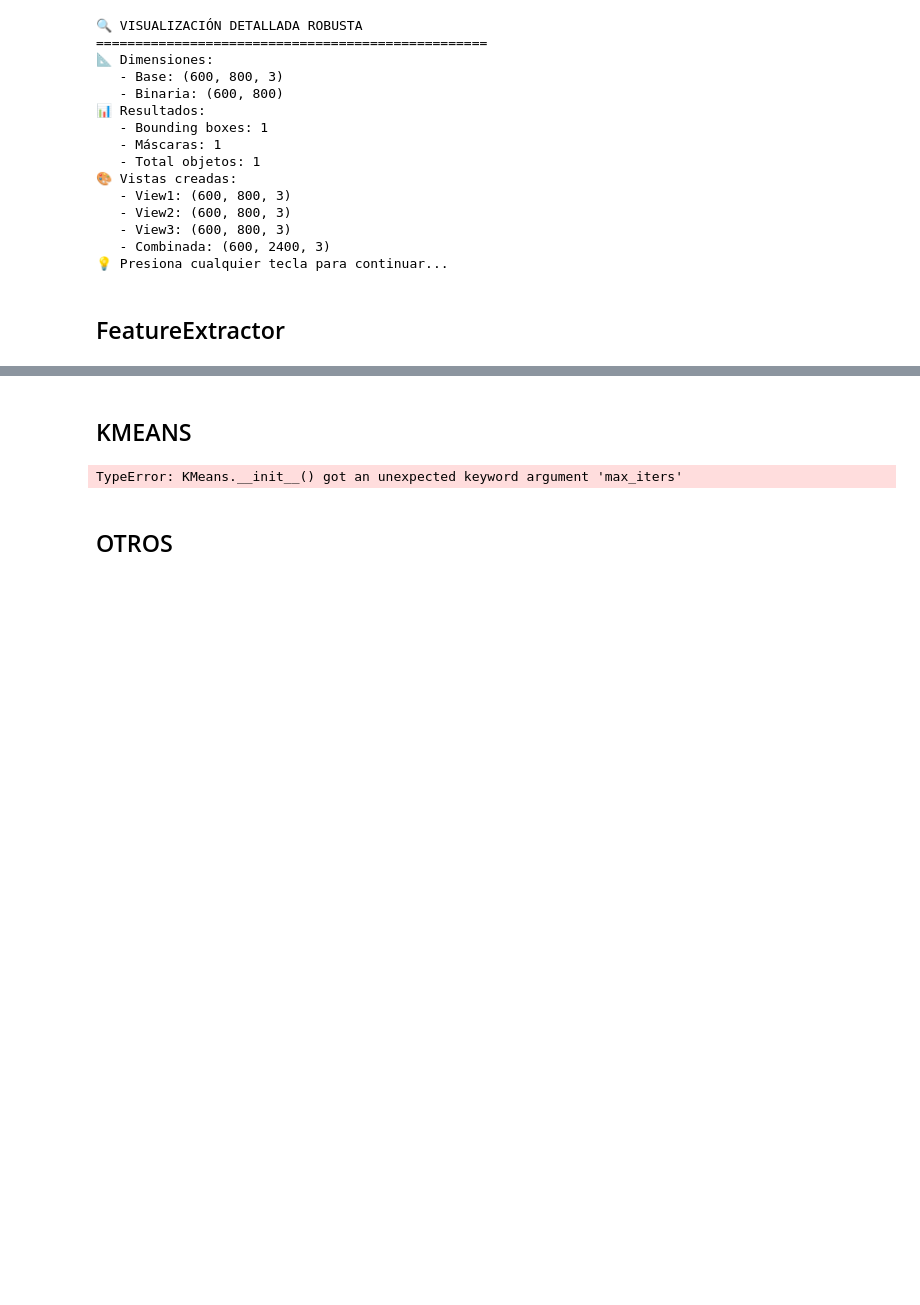
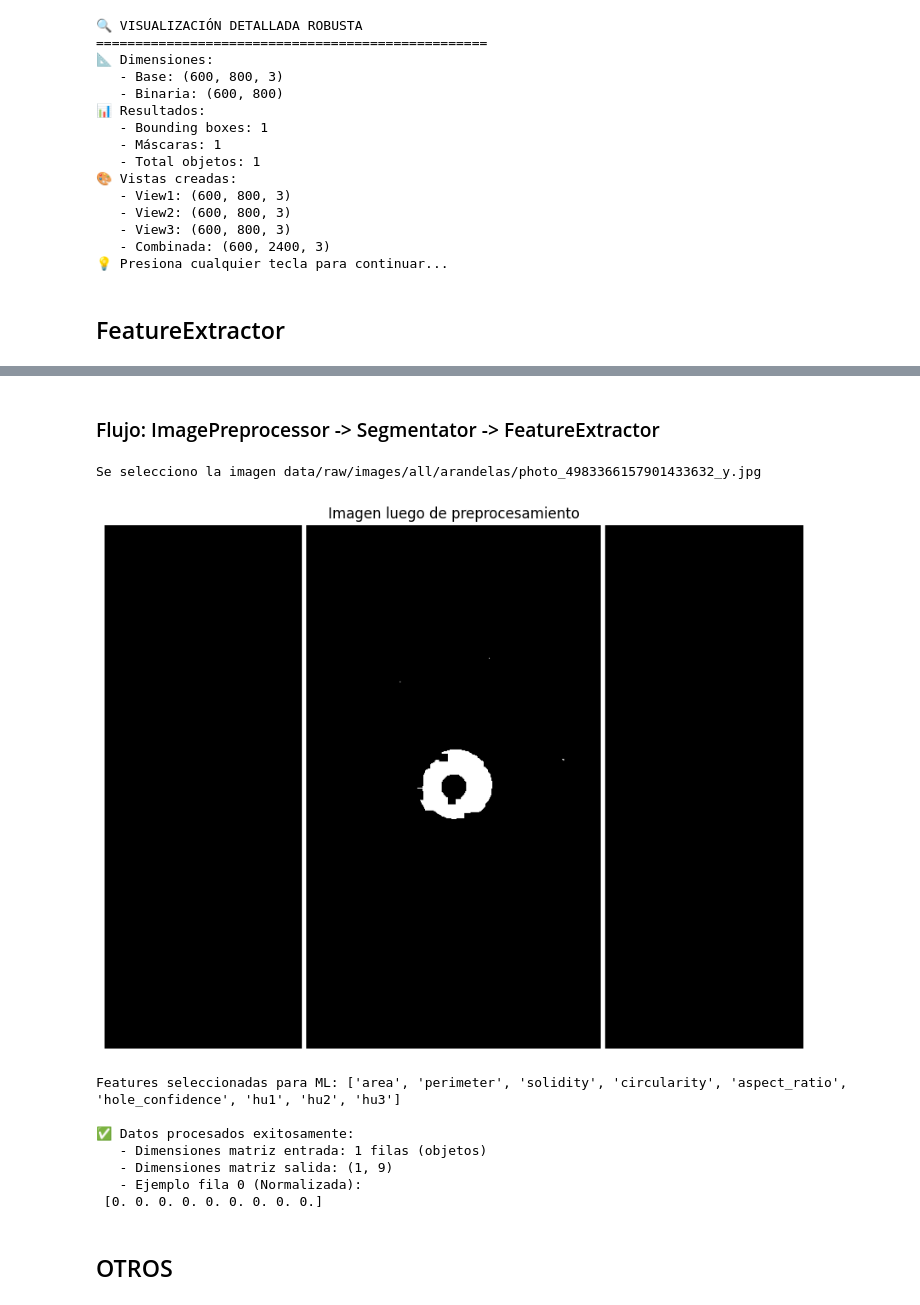
Before and after one commit to germanricco/trabajo-final-IA1, a Jupyter notebook: Pruebas.ipynb, the cells around one changed output, grey strips where cells are left out. Saved outputs shown, nothing was run; the diff lists cells and outputs as text; code cells hidden in the pictures; blank space fills up the shorter version.

```diff
--- a/Pruebas.ipynb
+++ b/Pruebas.ipynb
@@ -357,10 +353,10 @@ def _detailed_visualization(binary_image: np.ndarray, result: Dict, original_ima
 # %%
 #Instanciar segmentador con parametros personalizados
 segmentator = Segmentator(
-    min_contour_area=25,
-    min_mask_area=150,
+    min_contour_area=100,
+    min_mask_area=200,
     merge_close_boxes=True,
-    overlap_threshold=0.3,
+    overlap_threshold=0.2,
     max_distance=5
 )
 
@@ -900,17 +533,62 @@ INFO:src.agent.KMeans:Modelo guardado en: modelo_kmeans_piezas.pkl
-# %% [markdown]
-## KMEANS
-# %%
-kmeans = KMeans(n_clusters=4, max_iters=100, tol=1e-4)
-
-# Entrenar K-Means
-kmeans.fit(features)
-
-# Realizo segmentacion de la imagen binaria
-result = kmeans.process(binary_image)
-
-_detailed_visualization(binary_image, result)
-# %% [output]
-TypeError: KMeans.__init__() got an unexpected keyword argument 'max_iters'
+# %% [markdown]
+### Flujo: ImagePreprocessor -> Segmentator -> FeatureExtractor
+# %%
+imagen_path, random_image = get_random_image("arandelas")
+
+print(f"Se selecciono la imagen {imagen_path}")
+
+binary_image = procesador_imagenes.process(random_image)
+plot_image(binary_image, title="Imagen luego de preprocesamiento")
+
+result = segmentator.process(binary_image)
+
+features = extractor.extract_features(result["bounding_boxes"], result["masks"])
+
+if features:
+    for sample_features in feature_list:
+        for key, value in sample_features.items():
+            if isinstance(value, (int, float)):
+                print(f"   {key}: {value:.4f}")
+            else:
+                print(f"   {key}: {value}")
+
+    # 2. Obtenemos la LISTA LIMPIA de nombres de características
+    # Esto viene de tu FeatureExtractor, que sabe cuáles son para ML
+    target_columns = extractor.get_recommended_features()
+
+    print(f"Features seleccionadas para ML: {target_columns}")
+
+    data_preprocessor = DataPreprocessor()
+
+    # 3. TRUCO DE VALIDACIÓN:
+    # Si solo hay 1 objeto, fit fallará conceptualmente (std=0).
+    # Para probar que el CÓDIGO corre, usamos fit_transform.
+    # DataPreprocessor maneja std=0 reemplazándolo por 1.0 internamente.
+
+    try:
+        # Pasamos target_columns explícitamente para filtrar 'bbox'
+        processed_matrix = data_preprocessor.fit_transform(features, target_features=target_columns)
+
+        print("\n✅ Datos procesados exitosamente:")
+        print(f"   - Dimensiones matriz entrada: {len(features)} filas (objetos)")
+        print(f"   - Dimensiones matriz salida: {processed_matrix.shape}")
+        print(f"   - Ejemplo fila 0 (Normalizada):\n {processed_matrix[0]}")
+
+    except Exception as e:
+        print(f"\n❌ Error en preprocesamiento: {e}")
+
+else:
+    print("No se encontraron objetos en la imagen.")
+# %% [output]
+Se selecciono la imagen data/raw/images/all/arandelas/photo_4983366157901433632_y.jpg
+[figure, added]
+Features seleccionadas para ML: ['area', 'perimeter', 'solidity', 'circularity', 'aspect_ratio', 'hole_confidence', 'hu1', 'hu2', 'hu3']
+
+✅ Datos procesados exitosamente:
+   - Dimensiones matriz entrada: 1 filas (objetos)
+   - Dimensiones matriz salida: (1, 9)
+   - Ejemplo fila 0 (Normalizada):
+ [0. 0. 0. 0. 0. 0. 0. 0. 0.]
 # %% [markdown]
 ## OTROS
 # %% [markdown]
```
Also changed, not shown: parts of 8 cells of this notebook, 3 other files.
